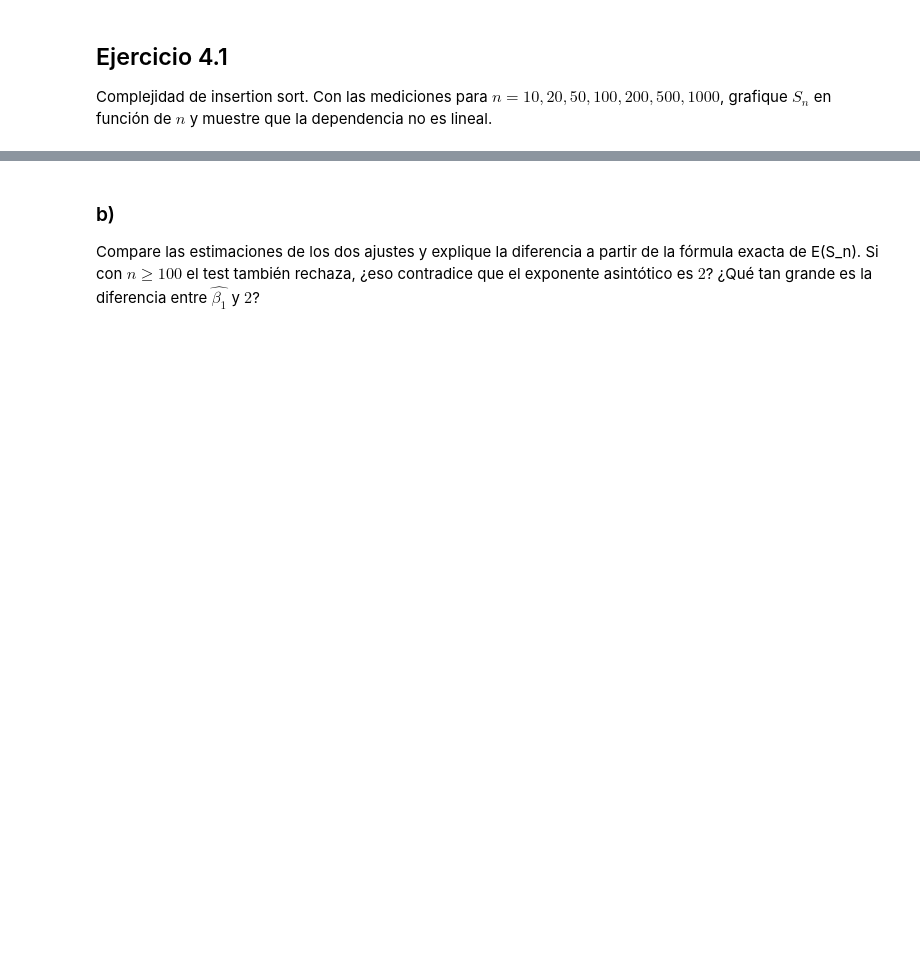
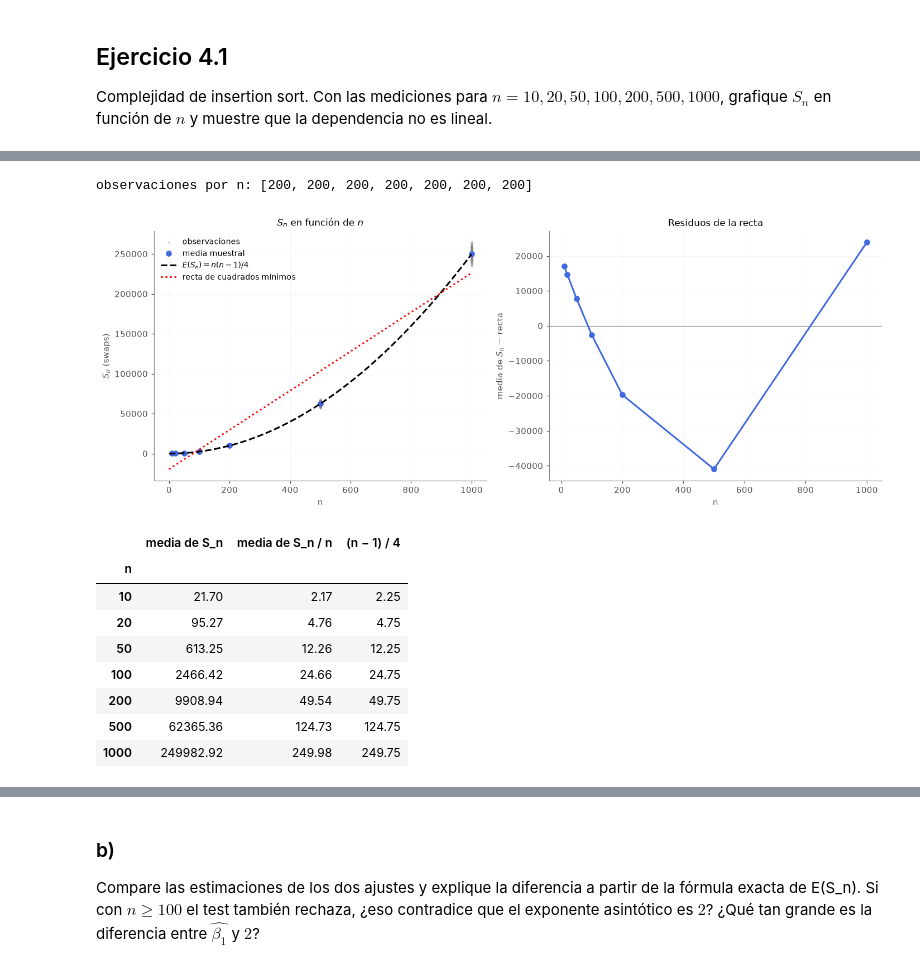
Before and after one commit to fdllrs/estadistica-computacional-tp, a Jupyter notebook: bloque4.ipynb, the cells around one changed output, grey strips where cells are left out. Cells and saved outputs as stored; diff of their text form; code cells hidden in the pictures; blank space fills up the shorter version.

```diff
--- a/bloque4.ipynb
+++ b/bloque4.ipynb
@@ -32,0 +39,61 @@ observaciones por n: [200, 200, 200, 200, 200, 200, 200]
+# %%
+ns = [10, 20, 50, 100, 200, 500, 1000]
+sn_tamanos = {m: [] for m in ns}        # S_n
+qn_tamanos = {m: [] for m in ns}        # Q_n
+
+conteosJSON = open("conteos.jsonl", "r")
+
+for linea in conteosJSON:
+    datos = json.loads(linea)
+    if datos["experimento"] == "tamanos":
+        if datos["algoritmo"] == "insertion":
+            sn_tamanos[datos["n"]].append(datos["swaps"])
+        elif datos["algoritmo"] == "quick_primero":
+            qn_tamanos[datos["n"]].append(datos["comparaciones"])
+
+conteosJSON.close()
+
+print("observaciones por n:", [len(sn_tamanos[m]) for m in ns])
+
+# S_n en función de n
+sn_medias = np.array([np.mean(sn_tamanos[m]) for m in ns])
+x_obs = np.concatenate([np.full(len(sn_tamanos[m]), m) for m in ns])
+y_obs = np.concatenate([sn_tamanos[m] for m in ns])
+
+b, a = np.polyfit(x_obs, y_obs, 1)                  # recta S = a + b n sobre todas las observaciones
+residuos_recta = sn_medias - (a + b * np.array(ns))
+
+fig, (ax1, ax2) = plt.subplots(1, 2, figsize=(13, 5))
+ax1.scatter(x_obs, y_obs, s=5, alpha=0.2, color="gray", label="observaciones")
+ax1.plot(ns, sn_medias, "o", color="royalblue", label="media muestral")
+grilla = np.linspace(0, 1000, 300)
+ax1.plot(grilla, grilla * (grilla - 1) / 4, "k--", label=r"$E(S_n)=n(n-1)/4$")
+ax1.plot(grilla, a + b * grilla, "r:", lw=2, label="recta de cuadrados mínimos")
+ax1.set_xlabel("n"); ax1.set_ylabel(r"$S_n$ (swaps)")
+ax1.set_title(r"$S_n$ en función de $n$")
+ax1.legend(); ax1.grid(alpha=0.3)
+
+ax2.axhline(0, color="gray", lw=0.8)
+ax2.plot(ns, residuos_recta, "o-", color="royalblue")
+ax2.set_xlabel("n"); ax2.set_ylabel(r"media de $S_n$ − recta")
+ax2.set_title("Residuos de la recta")
+ax2.grid(alpha=0.3)
+plt.tight_layout(); plt.show()
+
+# Si la dependencia fuera lineal, S_n / n sería constante
+pd.DataFrame({"media de S_n": sn_medias,
+              "media de S_n / n": sn_medias / np.array(ns),
+              "(n − 1) / 4": (np.array(ns) - 1) / 4},
+             index=pd.Index(ns, name="n")).round(2)
+# %% [output]
+observaciones por n: [200, 200, 200, 200, 200, 200, 200]
+[figure, added]
+|  | media de S_n | media de S_n / n | (n − 1) / 4 |
+| n |  |  |  |
+| 10 | 21.70 | 2.17 | 2.25 |
+| 20 | 95.27 | 4.76 | 4.75 |
+| 50 | 613.25 | 12.26 | 12.25 |
+| 100 | 2466.42 | 24.66 | 24.75 |
+| 200 | 9908.94 | 49.54 | 49.75 |
+| 500 | 62365.36 | 124.73 | 124.75 |
+| 1000 | 249982.92 | 249.98 | 249.75 |
```
Also changed, not shown: parts of 41 cells of this notebook, 2 other files.
